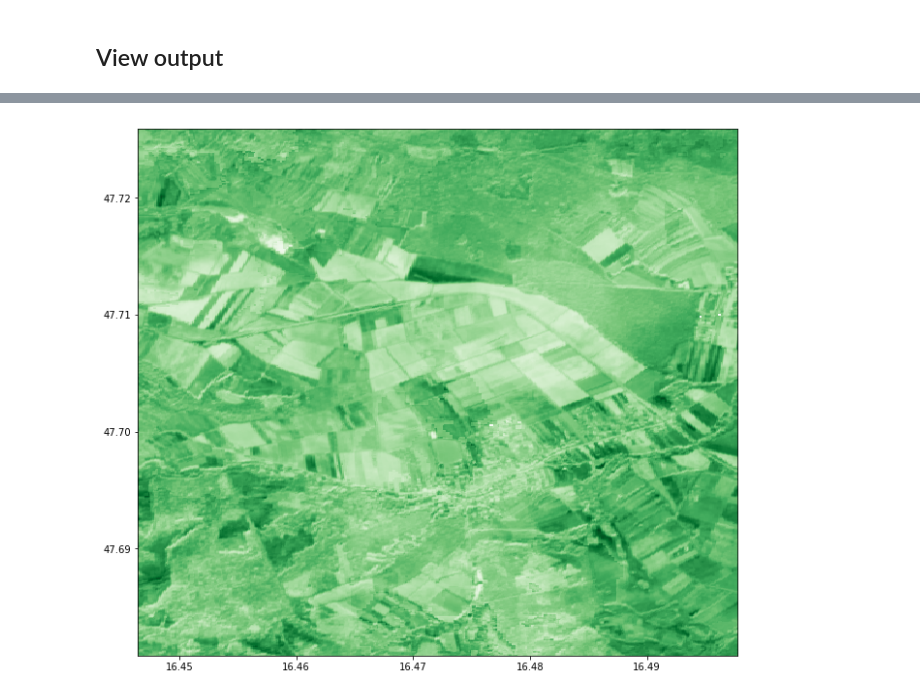
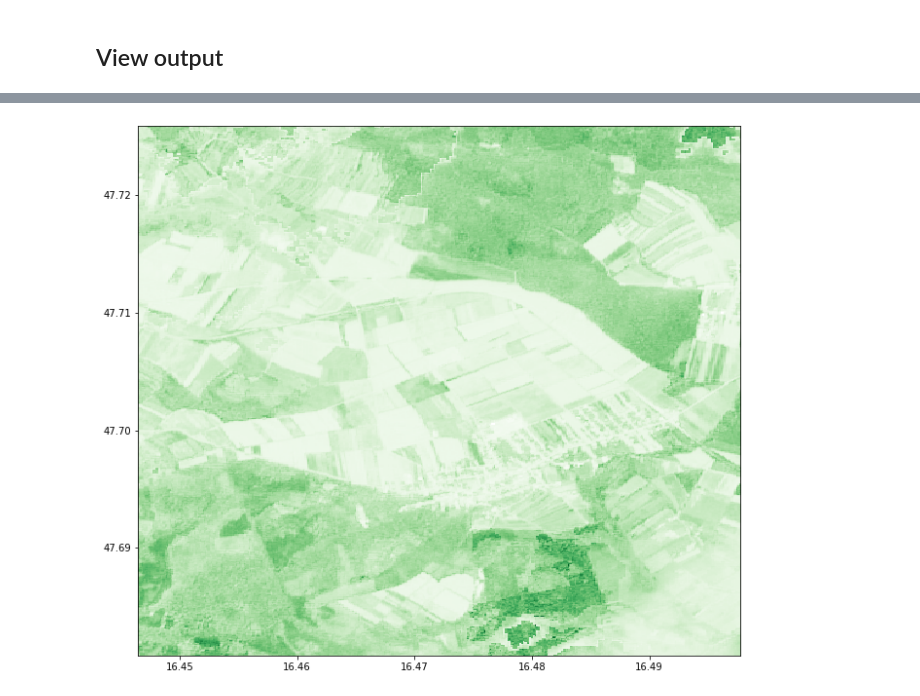
Before and after one commit to StefanBrand/masterdatacube, a Jupyter notebook: SH_Process_API.ipynb, the cells around one changed output, grey strips where cells are left out. Saved outputs shown, nothing was run; the diff lists cells and outputs as text; code cells hidden in the pictures.

```diff
--- a/SH_Process_API.ipynb
+++ b/SH_Process_API.ipynb
@@ -313,7 +319,7 @@ tar = tarfile.open(fileobj=file, mode="r")
 tar.list()
 tar.extractall('../testing/')#('B04.tif', '../testing/')
 
-with rasterio.open(tar.extractfile('B08.tif')) as tif:
+with rasterio.open(tar.extractfile('CVI.tif')) as tif:
     pyplot.figure(figsize=(16,10))
     show((tif,1), transform=tif.transform, cmap='Greens')
 
@@ -342,4 +339,4 @@ with open('../testing/userdata.json') as userdata:
-[figure, old version]
+[figure, new version]
 {
   "metadata": [
     {
```
Also changed, not shown: parts of 3 cells of this notebook, 3 other files.
